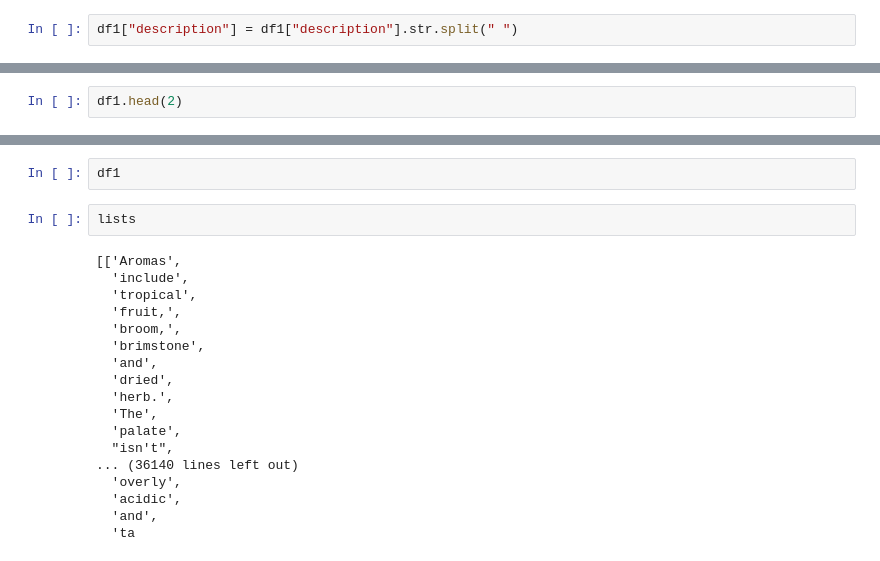
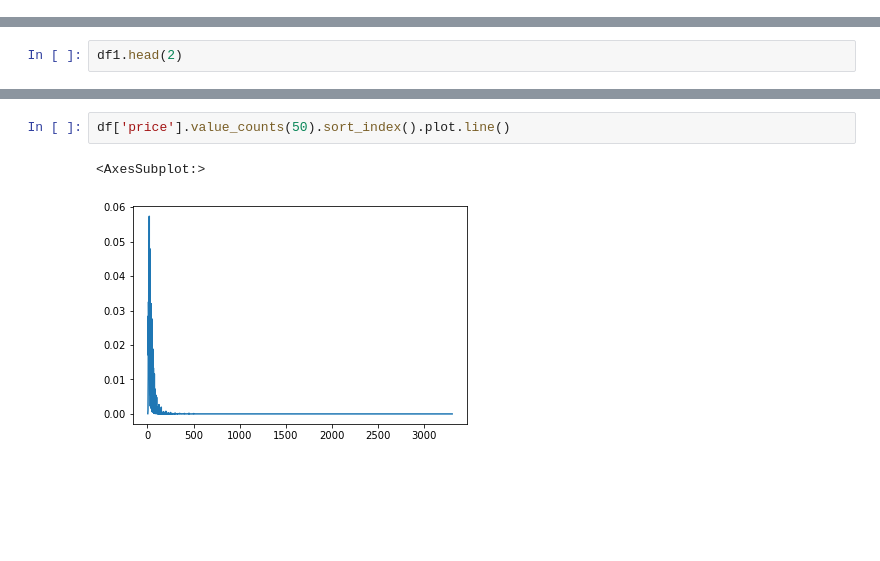
Before and after one commit to daje0601/CookBook-Python, a Jupyter notebook: bootcamp_DS/project/section2_porject_210222/project_wine_second.ipynb, the cells around one changed output, grey strips where cells are left out. Drawn from its saved outputs; the diff is of its cells as text; blank space fills up the shorter version.

```diff
--- a/bootcamp_DS/project/section2_porject_210222/project_wine_second.ipynb
+++ b/bootcamp_DS/project/section2_porject_210222/project_wine_second.ipynb
@@ -126,2 +50,0 @@ df
-# %%
-df1["description"] = df1["description"].str.split(" ")
@@ -272,22 +76,5 @@ df
-# %%
-df1
-# %%
-lists
-# %% [output]
-[['Aromas',
-  'include',
-  'tropical',
-  'fruit,',
-  'broom,',
-  'brimstone',
-  'and',
-  'dried',
-  'herb.',
-  'The',
-  'palate',
-  "isn't",
-... (36140 lines left out)
-  'overly',
-  'acidic',
-  'and',
-  'ta
+# %%
+df['price'].value_counts(50).sort_index().plot.line()
+# %% [output]
+<AxesSubplot:>
+[figure, added]
```
Also changed, not shown: parts of 33 cells of this notebook.
